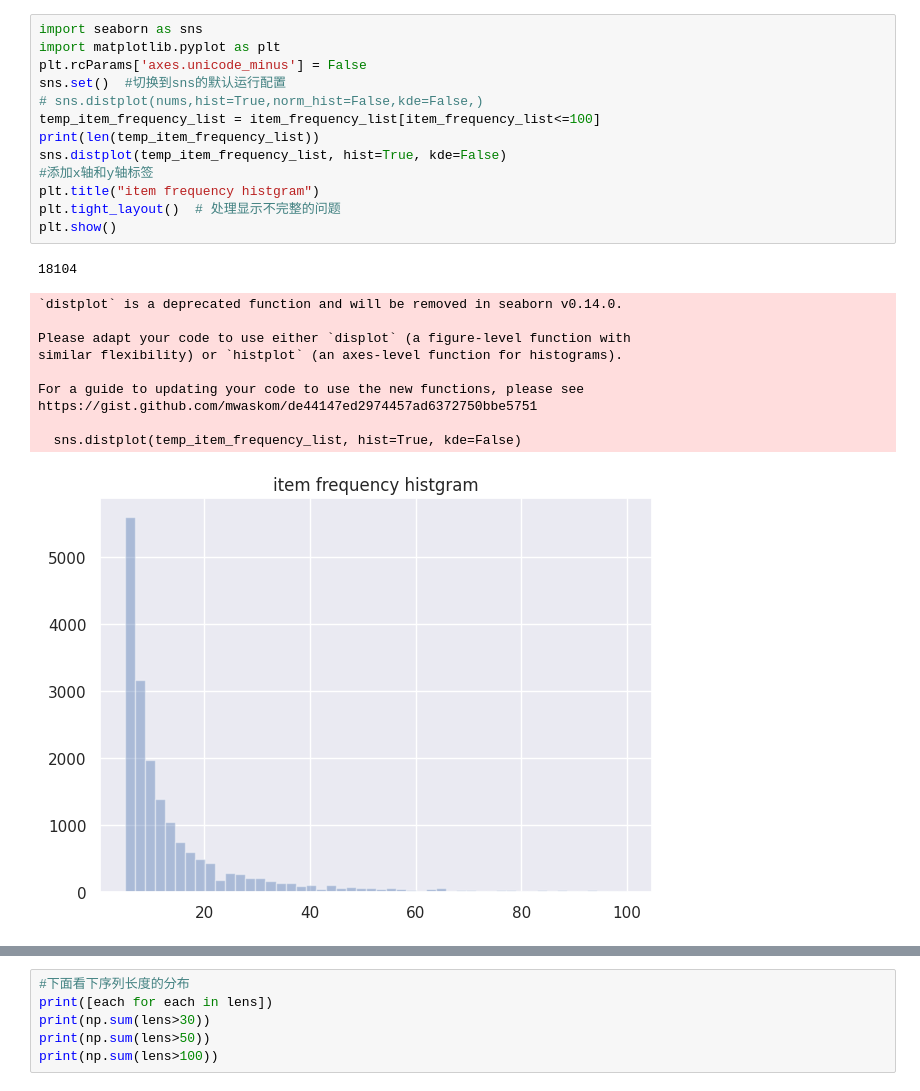
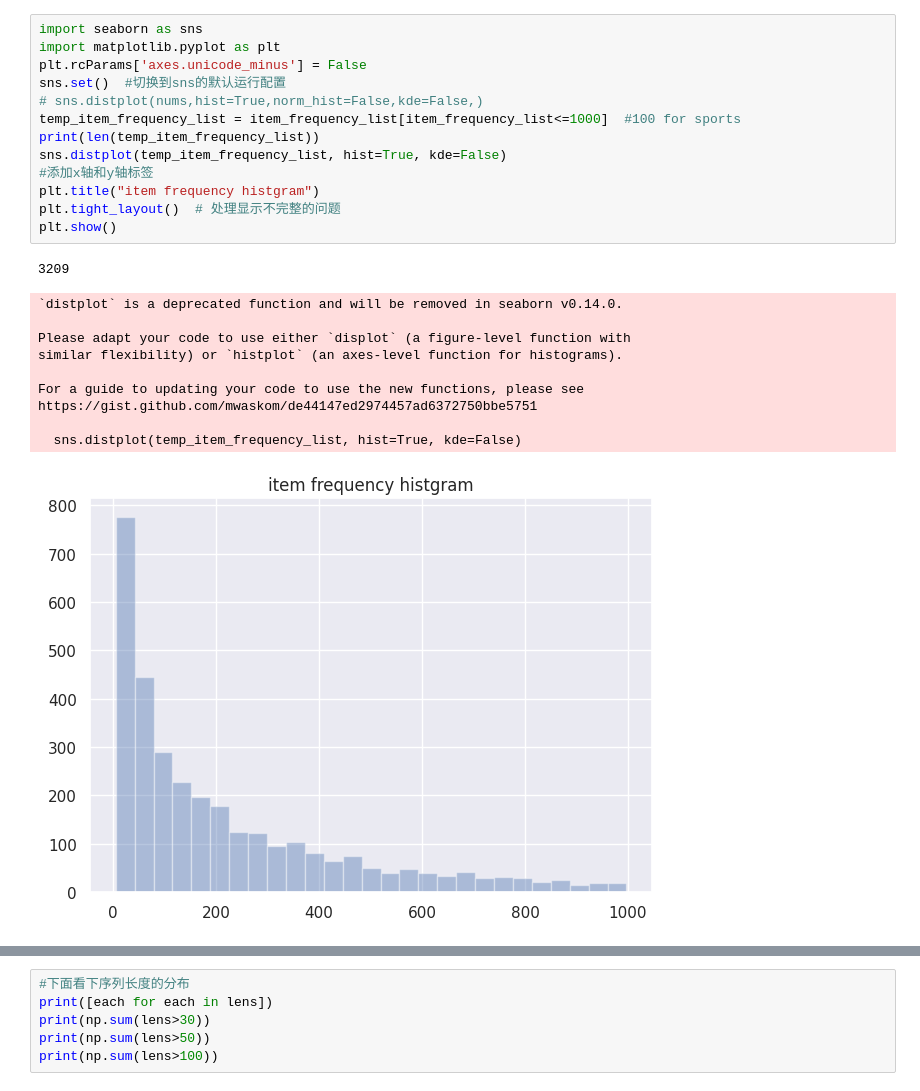
Before and after one commit to Starr8845/CoSeRec, a Jupyter notebook: data_analysis/item.ipynb, the cells around one changed output, grey strips where cells are left out. Cells and saved outputs as stored; diff of their text form.

```diff
--- a/data_analysis/item.ipynb
+++ b/data_analysis/item.ipynb
@@ -53,28 +54,28 @@ print([each for each in item_frequency_list])
 # %%
 import seaborn as sns
 import matplotlib.pyplot as plt
 plt.rcParams['axes.unicode_minus'] = False
 sns.set()  #切换到sns的默认运行配置
 # sns.distplot(nums,hist=True,norm_hist=False,kde=False,)
-temp_item_frequency_list = item_frequency_list[item_frequency_list<=100]
+temp_item_frequency_list = item_frequency_list[item_frequency_list<=1000]  #100 for sports
 print(len(temp_item_frequency_list))
 sns.distplot(temp_item_frequency_list, hist=True, kde=False)
 #添加x轴和y轴标签
 plt.title("item frequency histgram")
 plt.tight_layout()  # 处理显示不完整的问题
 plt.show()
 # %% [output]
-18104
+3209
 `distplot` is a deprecated function and will be removed in seaborn v0.14.0.
 
 Please adapt your code to use either `displot` (a figure-level function with
 similar flexibility) or `histplot` (an axes-level function for histograms).
 
 For a guide to updating your code to use the new functions, please see
 https://gist.github.com/mwaskom/de44147ed2974457ad6372750bbe5751
 
   sns.distplot(temp_item_frequency_list, hist=True, kde=False)
-[figure, old version]
+[figure, new version]
 # %%
 # 改一种画图方式：横轴是item index，纵轴是物品出现频次
 #
```
Also changed, not shown: parts of 3 cells of this notebook, 10 other files.
